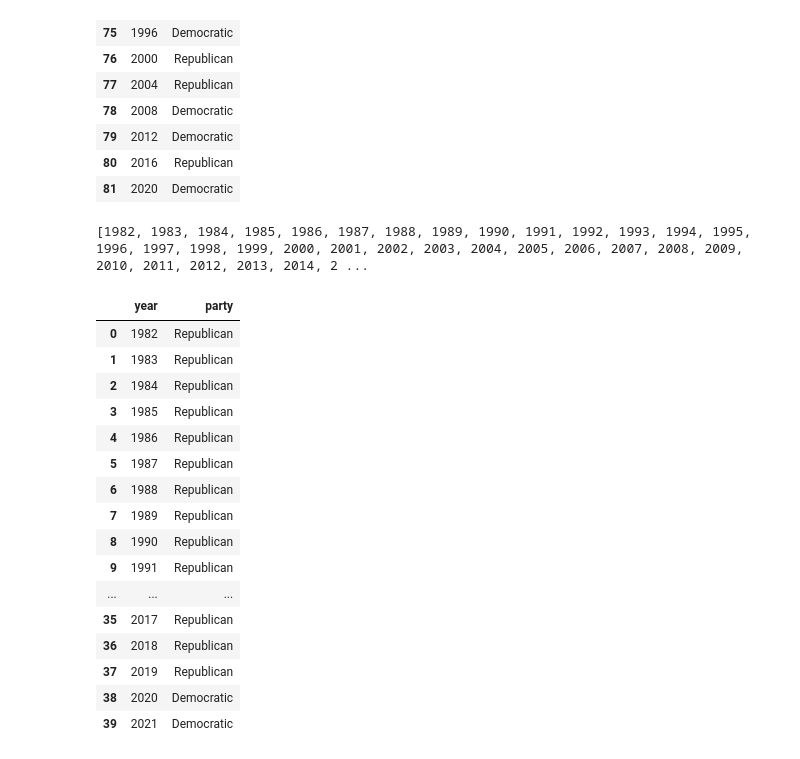
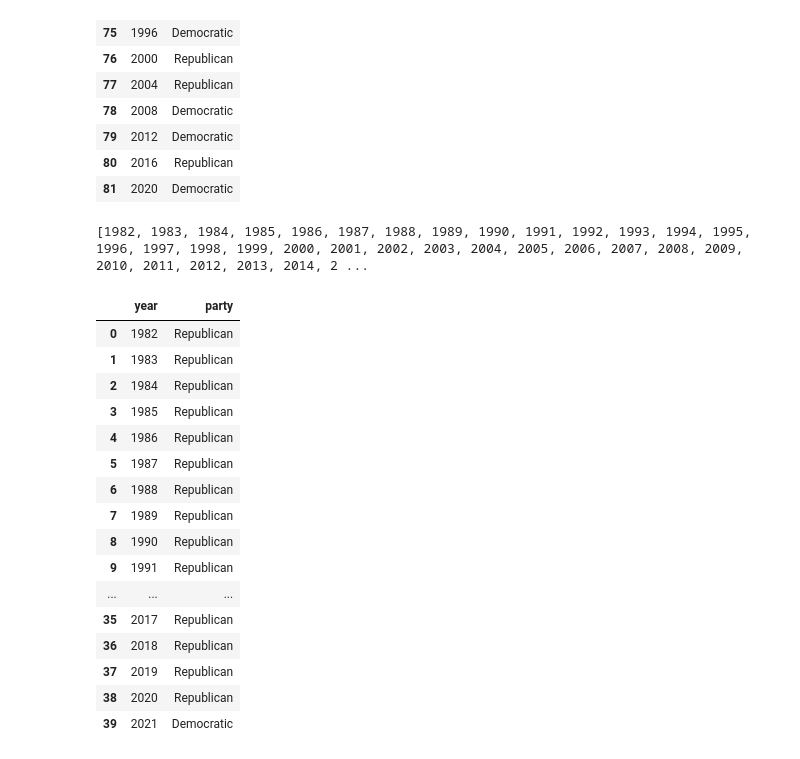
Before and after one commit to Tclack88/misc-analysis, a Jupyter notebook: US_mass_shootings.ipynb, the cells around one changed output. Drawn from its saved outputs; the diff is of its cells as text; code cells hidden in the pictures.

```diff
--- a/US_mass_shootings.ipynb
+++ b/US_mass_shootings.ipynb
@@ -63,28 +63,30 @@ pres_list
 # %%
 # "Fill out" years explicitly
 new_index = list(range(min(df.year),max(df.year)+1)) # get full range of years
 print(new_index)
-pres_df = pres_list.set_index('year').reindex(new_index).ffill().bfill() # Years filled out.
+pres_df = pres_list.set_index('year')
+pres_df = pres_df.reindex(new_index).shift(periods=1).ffill().bfill() # Years filled out. Shift to account for election year not equaling presiding year.
+#Note: got lucky with backfill, this won't always generalize for different years
 pres_df = pres_df.reset_index()
 pres_df
 # %% [output]
 [1982, 1983, 1984, 1985, 1986, 1987, 1988, 1989, 1990, 1991, 1992, 1993, 1994, 1995, 1996, 1997, 1998, 1999, 2000, 2001, 2002, 2003, 2004, 2005, 2006, 2007, 2008, 2009, 2010, 2011, 2012, 2013, 2014, 2 ...
 |  | year | party |
 | 0 | 1982 | Republican |
 | 1 | 1983 | Republican |
 | 2 | 1984 | Republican |
 | 3 | 1985 | Republican |
 | 4 | 1986 | Republican |
 | 5 | 1987 | Republican |
 | 6 | 1988 | Republican |
 | 7 | 1989 | Republican |
 | 8 | 1990 | Republican |
 | 9 | 1991 | Republican |
 | ... | ... | ... |
 | 35 | 2017 | Republican |
 | 36 | 2018 | Republican |
 | 37 | 2019 | Republican |
-| 38 | 2020 | Democratic |
+| 38 | 2020 | Republican |
 | 39 | 2021 | Democratic |
 # %%
 total_victims_by_year = core_dat.groupby('year').sum()
```
Also changed, not shown: parts of 4 cells of this notebook.
